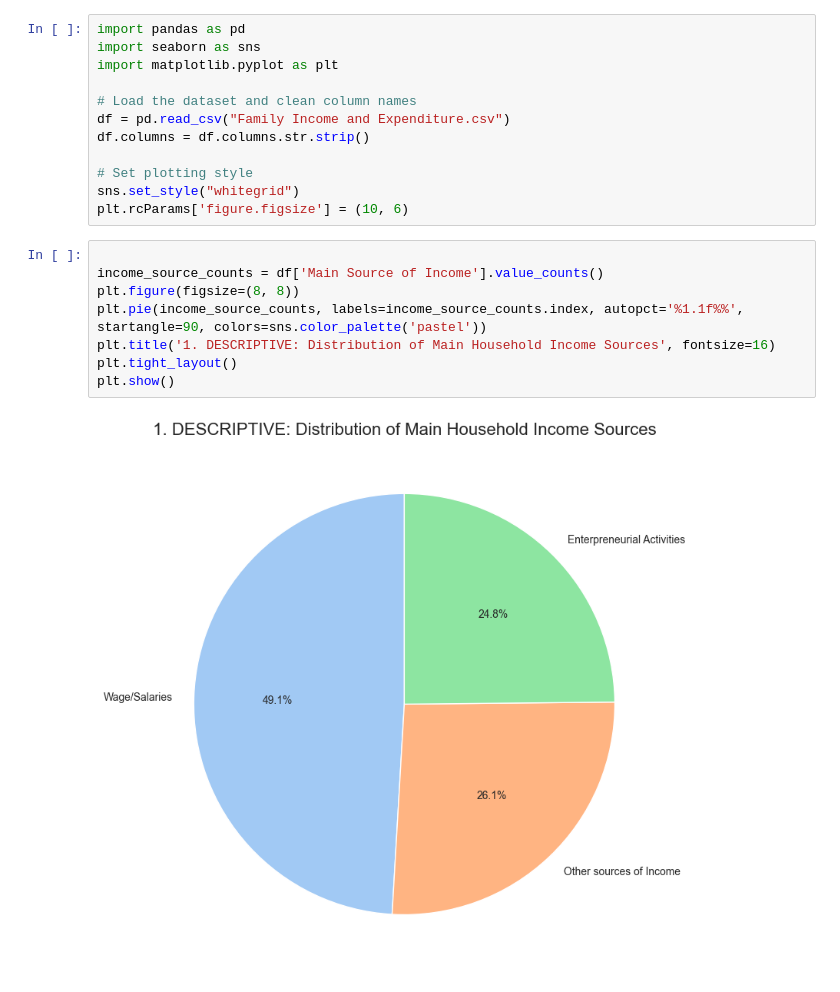
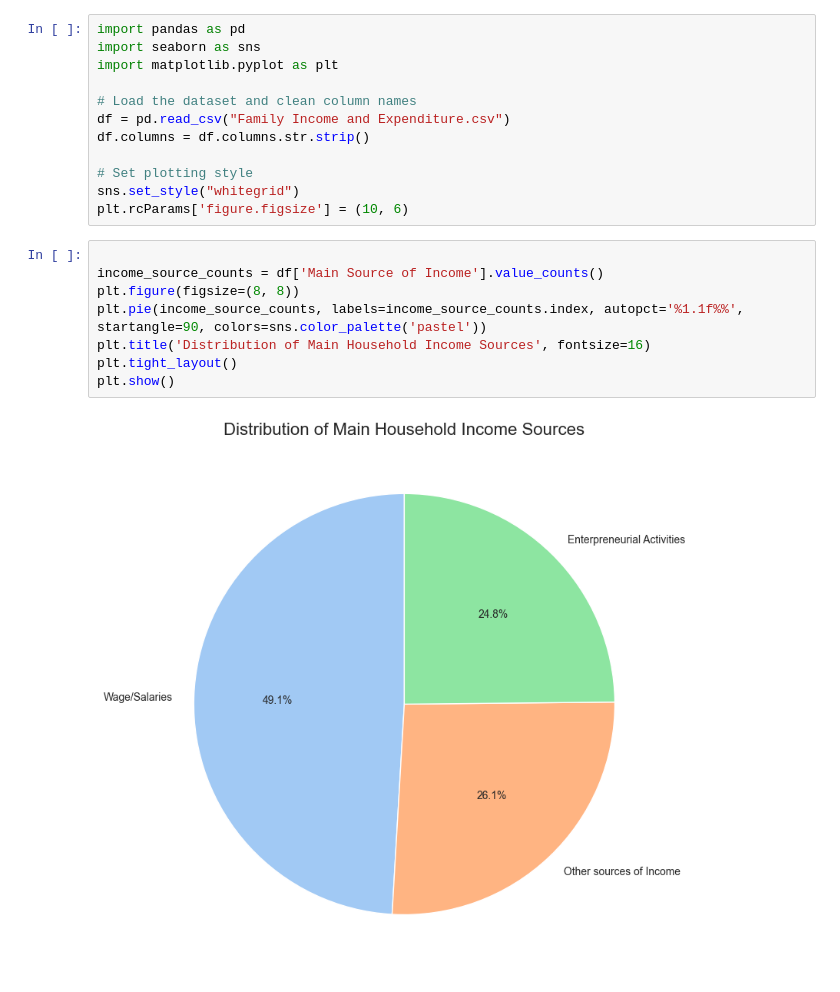
Before and after one commit to yongieee/ELEC303-DATA_ANALYTICS-RODRIGUEZ, a Jupyter notebook: FAMILY-anaylsis.ipynb, the cells around one changed output. Cells and saved outputs as stored; diff of their text form.

```diff
--- a/FAMILY-anaylsis.ipynb
+++ b/FAMILY-anaylsis.ipynb
@@ -15,12 +15,12 @@ plt.rcParams['figure.figsize'] = (10, 6)
 # %%
 
 income_source_counts = df['Main Source of Income'].value_counts()
 plt.figure(figsize=(8, 8))
 plt.pie(income_source_counts, labels=income_source_counts.index, autopct='%1.1f%%', startangle=90, colors=sns.color_palette('pastel'))
-plt.title('1. DESCRIPTIVE: Distribution of Main Household Income Sources', fontsize=16)
+plt.title('Distribution of Main Household Income Sources', fontsize=16)
 plt.tight_layout()
 plt.show()
 # %% [output]
-[figure, old version]
+[figure, new version]
 # %% [markdown]
 # Insights 1:
```
Also changed, not shown: parts of 7 cells of this notebook.
